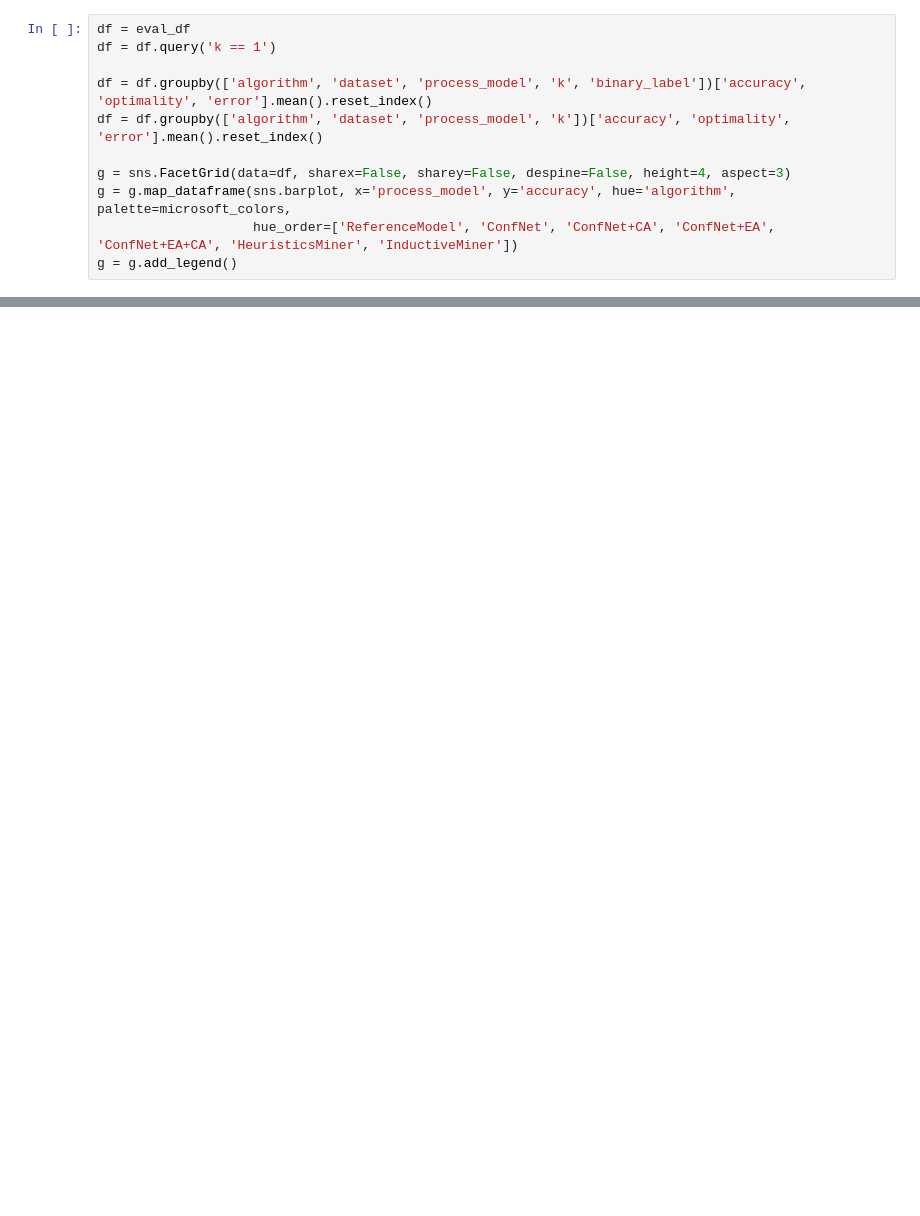
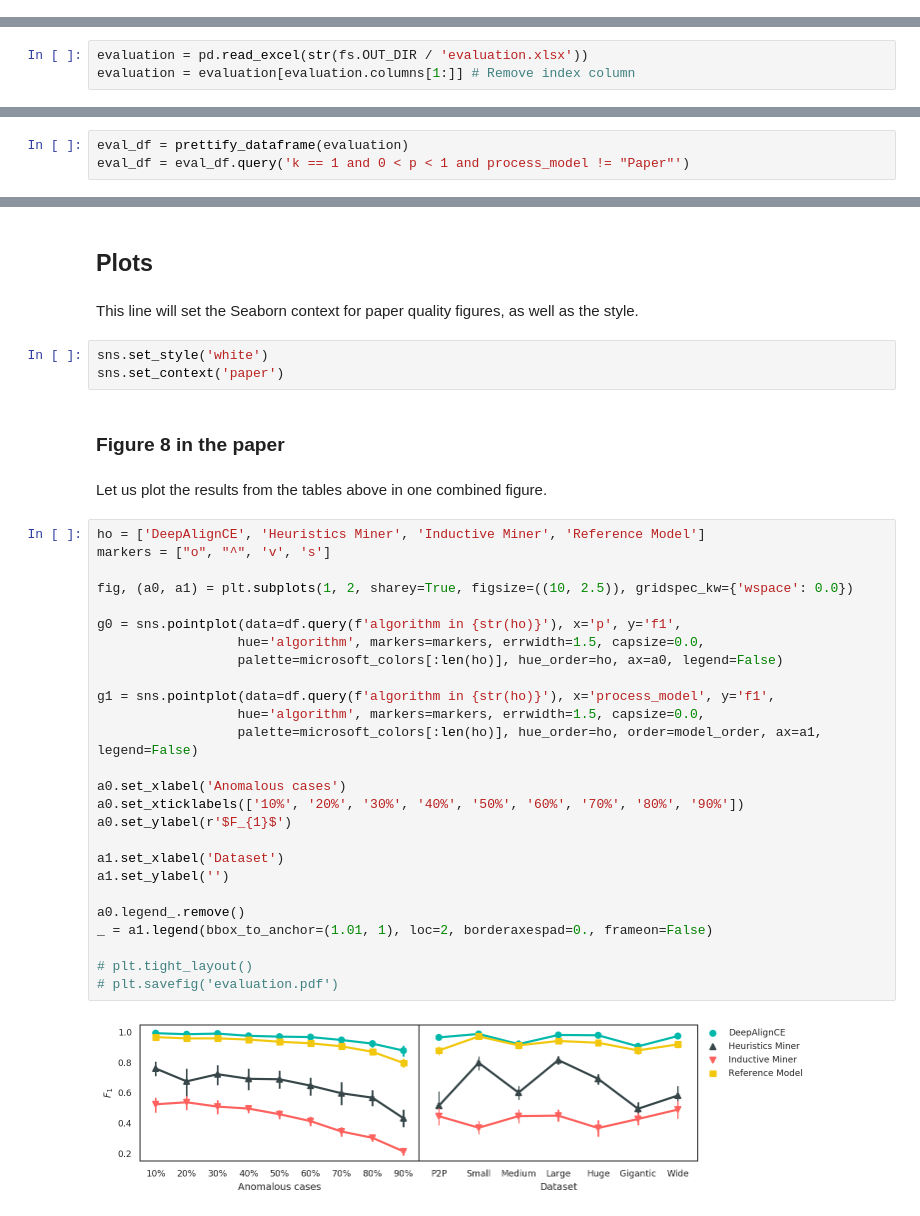
Before and after one commit to tnolle/deepalign, a Jupyter notebook: notebooks/7. Evaluation.ipynb, the cells around one changed output, grey strips where cells are left out. Cells and saved outputs as stored; diff of their text form; blank space fills up the shorter version.

```diff
--- a/notebooks/7. Evaluation.ipynb
+++ b/notebooks/7. Evaluation.ipynb
@@ -136,11 +0,0 @@ g = g.add_legend()
-# %%
-df = eval_df
-df = df.query('k == 1')
-
-df = df.groupby(['algorithm', 'dataset', 'process_model', 'k', 'binary_label'])['accuracy', 'optimality', 'error'].mean().reset_index()
-df = df.groupby(['algorithm', 'dataset', 'process_model', 'k'])['accuracy', 'optimality', 'error'].mean().reset_index()
-
-g = sns.FacetGrid(data=df, sharex=False, sharey=False, despine=False, height=4, aspect=3)
-g = g.map_dataframe(sns.barplot, x='process_model', y='accuracy', hue='algorithm', palette=microsoft_colors,
-                    hue_order=['ReferenceModel', 'ConfNet', 'ConfNet+CA', 'ConfNet+EA', 'ConfNet+EA+CA', 'HeuristicsMiner', 'InductiveMiner'])
-g = g.add_legend()
@@ -148,0 +39,3 @@ g = g.add_legend()
+# %%
+evaluation = pd.read_excel(str(fs.OUT_DIR / 'evaluation.xlsx'))
+evaluation = evaluation[evaluation.columns[1:]] # Remove index column
@@ -148,0 +44,3 @@ g = g.add_legend()
+# %%
+eval_df = prettify_dataframe(evaluation)
+eval_df = eval_df.query('k == 1 and 0 < p < 1 and process_model != "Paper"')
@@ -148,0 +168,39 @@ g = g.add_legend()
+# %% [markdown]
+## Plots
+# %% [markdown]
+This line will set the Seaborn context for paper quality figures, as well as the style.
+# %%
+sns.set_style('white')
+sns.set_context('paper')
+# %% [markdown]
+### Figure 8 in the paper
+# %% [markdown]
+Let us plot the results from the tables above in one combined figure.
+# %%
+ho = ['DeepAlignCE', 'Heuristics Miner', 'Inductive Miner', 'Reference Model']
+markers = ["o", "^", 'v', 's']
+
+fig, (a0, a1) = plt.subplots(1, 2, sharey=True, figsize=((10, 2.5)), gridspec_kw={'wspace': 0.0})
+
+g0 = sns.pointplot(data=df.query(f'algorithm in {str(ho)}'), x='p', y='f1',
+                  hue='algorithm', markers=markers, errwidth=1.5, capsize=0.0,
+                  palette=microsoft_colors[:len(ho)], hue_order=ho, ax=a0, legend=False)
+
+g1 = sns.pointplot(data=df.query(f'algorithm in {str(ho)}'), x='process_model', y='f1',
+                  hue='algorithm', markers=markers, errwidth=1.5, capsize=0.0,
+                  palette=microsoft_colors[:len(ho)], hue_order=ho, order=model_order, ax=a1, legend=False)
+
+a0.set_xlabel('Anomalous cases')
+a0.set_xticklabels(['10%', '20%', '30%', '40%', '50%', '60%', '70%', '80%', '90%'])
+a0.set_ylabel(r'$F_{1}$')
+
+a1.set_xlabel('Dataset')
+a1.set_ylabel('')
+
+a0.legend_.remove()
+_ = a1.legend(bbox_to_anchor=(1.01, 1), loc=2, borderaxespad=0., frameon=False)
+
+# plt.tight_layout()
+# plt.savefig('evaluation.pdf')
+# %% [output]
+[figure, added]
```
Also changed, not shown: parts of 36 cells of this notebook, 6 other files.
